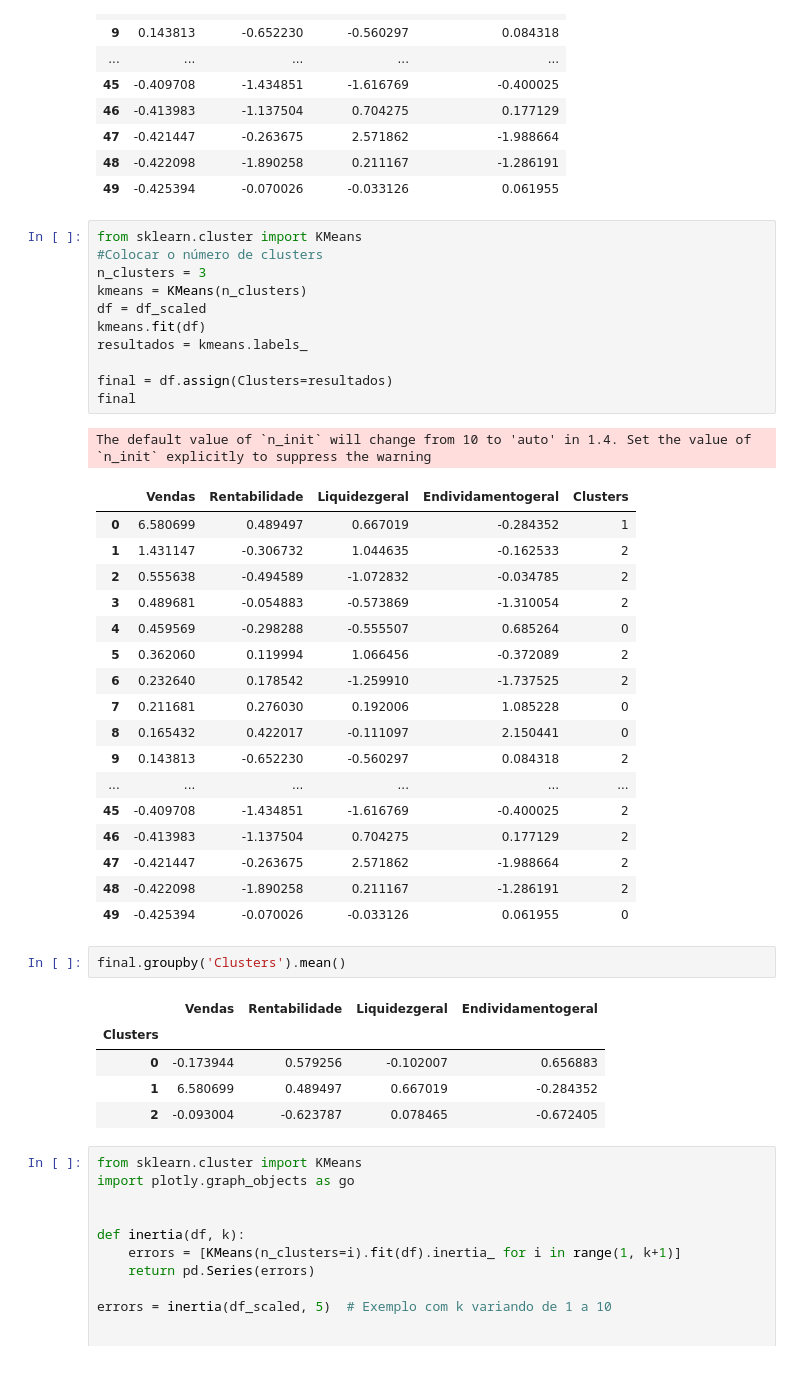
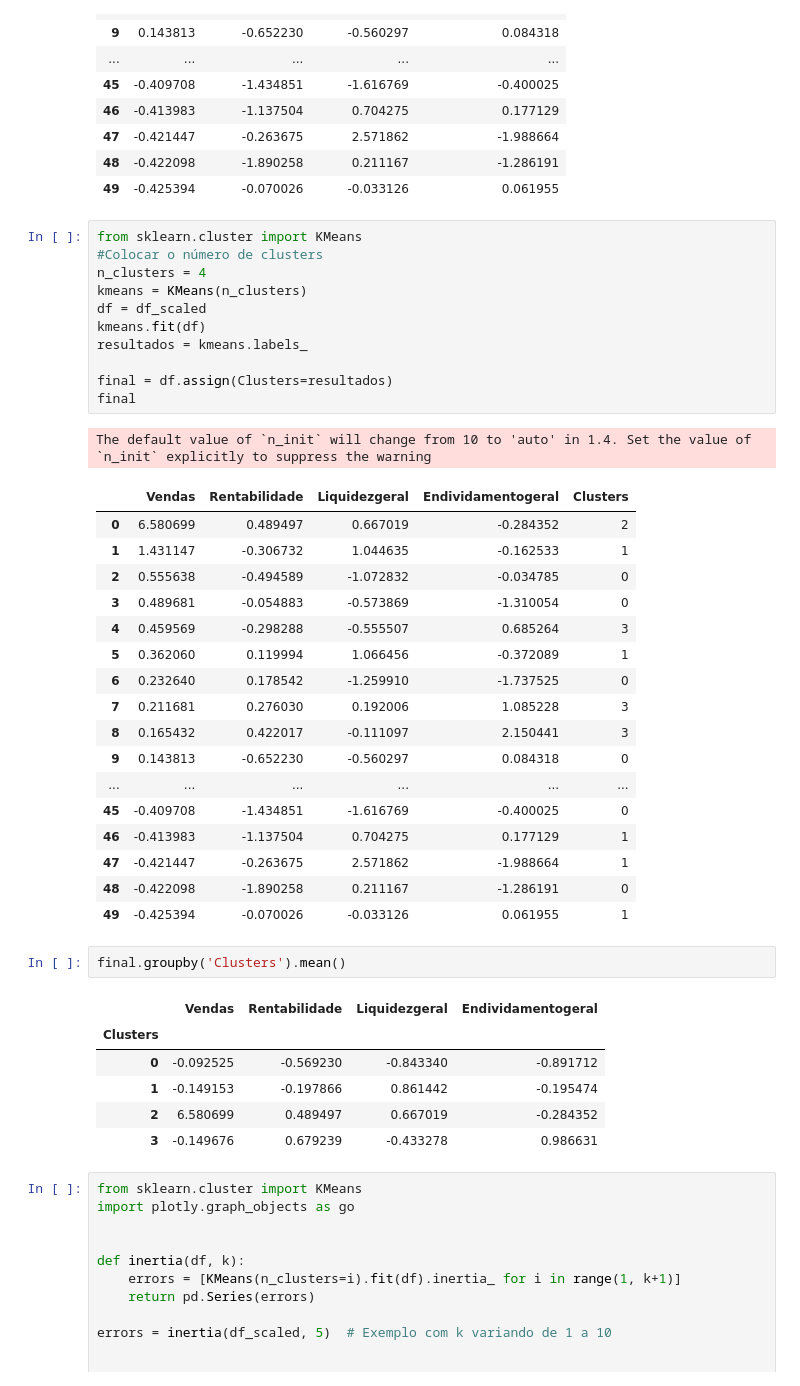
Before and after one commit to daniel-usp/FIA, a Jupyter notebook: Clusters/K_Means_FIA.ipynb, the cells around one changed output. Saved outputs shown, nothing was run; the diff lists cells and outputs as text.

```diff
--- a/Clusters/K_Means_FIA.ipynb
+++ b/Clusters/K_Means_FIA.ipynb
@@ -179,41 +206,42 @@ df_scaled
 # %%
 from sklearn.cluster import KMeans
 #Colocar o número de clusters
-n_clusters = 3
+n_clusters = 4
 kmeans = KMeans(n_clusters)
 df = df_scaled
 kmeans.fit(df)
 resultados = kmeans.labels_
 
 final = df.assign(Clusters=resultados)
 final
 # %% [output]
 The default value of `n_init` will change from 10 to 'auto' in 1.4. Set the value of `n_init` explicitly to suppress the warning
 |  | Vendas | Rentabilidade | Liquidezgeral | Endividamentogeral | Clusters |
-| 0 | 6.580699 | 0.489497 | 0.667019 | -0.284352 | 1 |
-| 1 | 1.431147 | -0.306732 | 1.044635 | -0.162533 | 2 |
-| 2 | 0.555638 | -0.494589 | -1.072832 | -0.034785 | 2 |
-| 3 | 0.489681 | -0.054883 | -0.573869 | -1.310054 | 2 |
-| 4 | 0.459569 | -0.298288 | -0.555507 | 0.685264 | 0 |
-| 5 | 0.362060 | 0.119994 | 1.066456 | -0.372089 | 2 |
-| 6 | 0.232640 | 0.178542 | -1.259910 | -1.737525 | 2 |
-| 7 | 0.211681 | 0.276030 | 0.192006 | 1.085228 | 0 |
-| 8 | 0.165432 | 0.422017 | -0.111097 | 2.150441 | 0 |
-| 9 | 0.143813 | -0.652230 | -0.560297 | 0.084318 | 2 |
+| 0 | 6.580699 | 0.489497 | 0.667019 | -0.284352 | 2 |
+| 1 | 1.431147 | -0.306732 | 1.044635 | -0.162533 | 1 |
+| 2 | 0.555638 | -0.494589 | -1.072832 | -0.034785 | 0 |
+| 3 | 0.489681 | -0.054883 | -0.573869 | -1.310054 | 0 |
+| 4 | 0.459569 | -0.298288 | -0.555507 | 0.685264 | 3 |
+| 5 | 0.362060 | 0.119994 | 1.066456 | -0.372089 | 1 |
+| 6 | 0.232640 | 0.178542 | -1.259910 | -1.737525 | 0 |
+| 7 | 0.211681 | 0.276030 | 0.192006 | 1.085228 | 3 |
+| 8 | 0.165432 | 0.422017 | -0.111097 | 2.150441 | 3 |
+| 9 | 0.143813 | -0.652230 | -0.560297 | 0.084318 | 0 |
 | ... | ... | ... | ... | ... | ... |
-| 45 | -0.409708 | -1.434851 | -1.616769 | -0.400025 | 2 |
-| 46 | -0.413983 | -1.137504 | 0.704275 | 0.177129 | 2 |
-| 47 | -0.421447 | -0.263675 | 2.571862 | -1.988664 | 2 |
-| 48 | -0.422098 | -1.890258 | 0.211167 | -1.286191 | 2 |
-| 49 | -0.425394 | -0.070026 | -0.033126 | 0.061955 | 0 |
+| 45 | -0.409708 | -1.434851 | -1.616769 | -0.400025 | 0 |
+| 46 | -0.413983 | -1.137504 | 0.704275 | 0.177129 | 1 |
+| 47 | -0.421447 | -0.263675 | 2.571862 | -1.988664 | 1 |
+| 48 | -0.422098 | -1.890258 | 0.211167 | -1.286191 | 0 |
+| 49 | -0.425394 | -0.070026 | -0.033126 | 0.061955 | 1 |
 # %%
 final.groupby('Clusters').mean()
 # %% [output]
 |  | Vendas | Rentabilidade | Liquidezgeral | Endividamentogeral |
 | Clusters |  |  |  |  |
-| 0 | -0.173944 | 0.579256 | -0.102007 | 0.656883 |
-| 1 | 6.580699 | 0.489497 | 0.667019 | -0.284352 |
-| 2 | -0.093004 | -0.623787 | 0.078465 | -0.672405 |
+| 0 | -0.092525 | -0.569230 | -0.843340 | -0.891712 |
+| 1 | -0.149153 | -0.197866 | 0.861442 | -0.195474 |
+| 2 | 6.580699 | 0.489497 | 0.667019 | -0.284352 |
+| 3 | -0.149676 | 0.679239 | -0.433278 | 0.986631 |
 # %%
 from sklearn.cluster import KMeans
 import plotly.graph_objects as go
```
Also changed, not shown: parts of 3 cells of this notebook.
